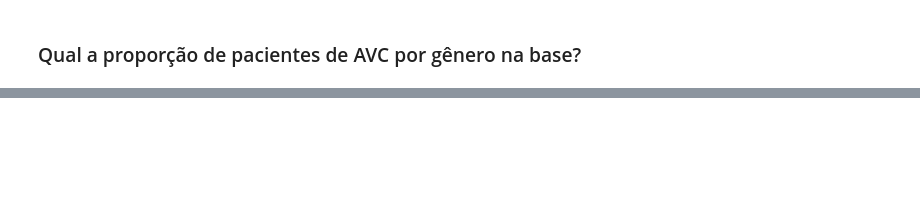
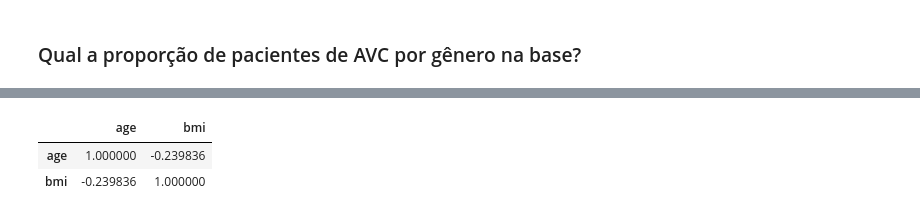
Before and after one commit to Jdss026/stroke-classifier, a Jupyter notebook: notebooks/eda.ipynb, the cells around one changed output, grey strips where cells are left out. Cells and saved outputs as stored; diff of their text form; code cells hidden in the pictures; blank space fills up the shorter version.

```diff
--- a/notebooks/eda.ipynb
+++ b/notebooks/eda.ipynb
@@ -568,0 +581,7 @@ Próximas perguntas:
+# %%
+test_strokes_only = df['stroke'] == 1 # teste para os casos de ocorrencia de avc
+
+df_stroke = df[test_strokes_only]
+
+sns.kdeplot(data=df_stroke, x='age', y='bmi')
+plt.xlim()
@@ -568,0 +591,6 @@ Próximas perguntas:
+# %%
+df.loc[test_strokes_only, ['age', 'bmi']].corr()
+# %% [output]
+|  | age | bmi |
+| age | 1.000000 | -0.239836 |
+| bmi | -0.239836 | 1.000000 |
```
Also changed, not shown: parts of 14 cells of this notebook.
